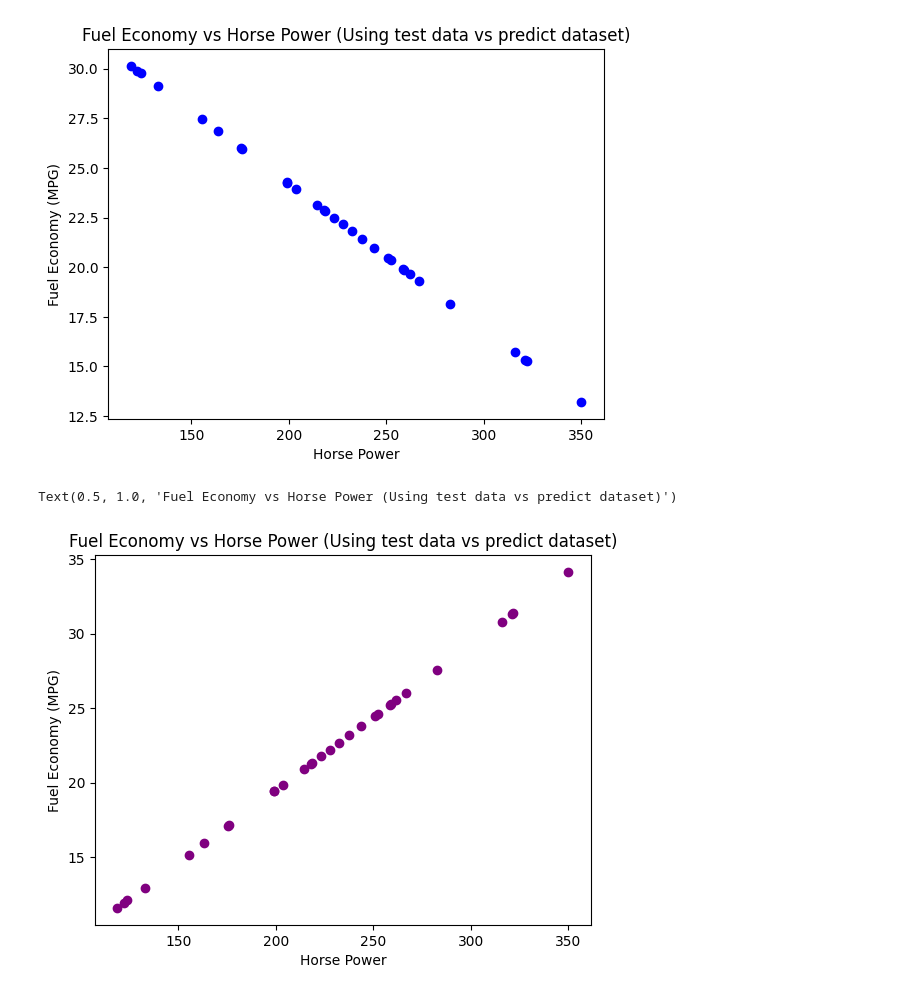
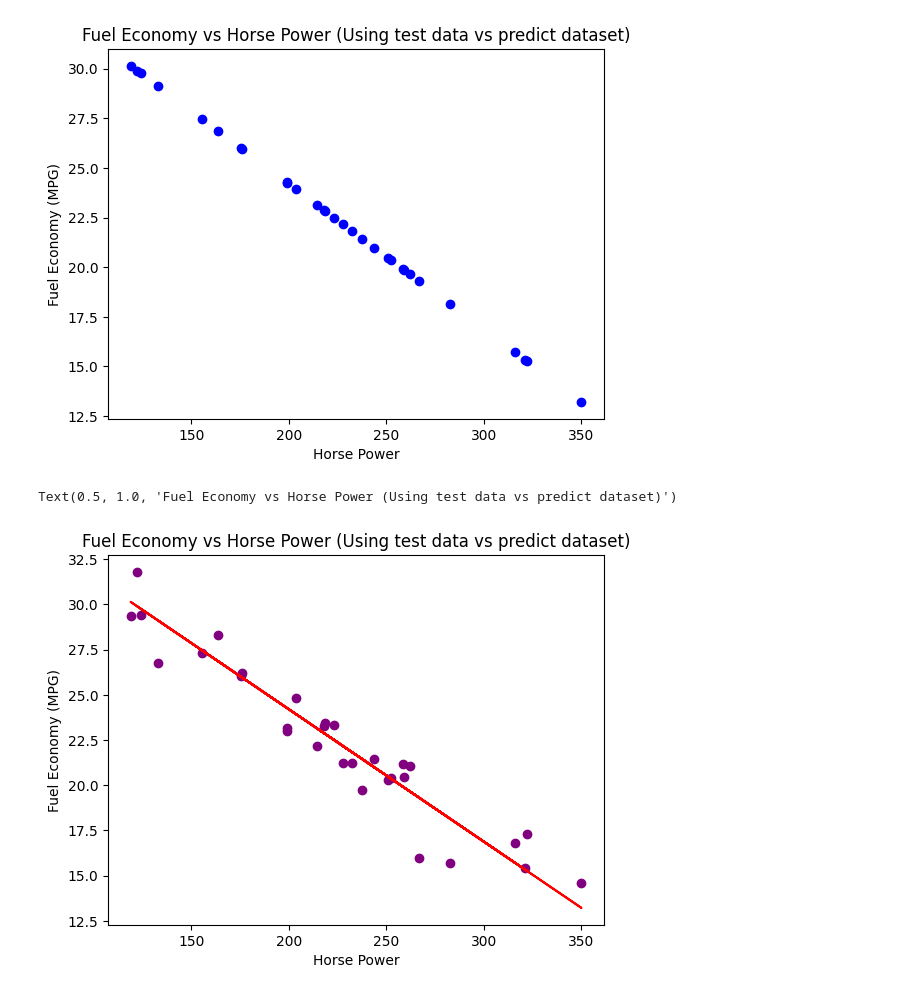
Before and after one commit to mk346/MachineLearning, a Jupyter notebook: case2.ipynb, the cells around one changed output. Cells and saved outputs as stored; diff of their text form; code cells hidden in the pictures.

```diff
--- a/case2.ipynb
+++ b/case2.ipynb
@@ -251,12 +251,13 @@ Text(0.5, 1.0, 'Fuel Economy vs Horse Power (Using test data vs predict dataset)
 # %%
 y_predict2 = regressor2.predict(X_test)
 # %%
-plt.scatter(X_test, y_predict2,color='purple')
+plt.scatter(X_test, y_test,color='purple')
+plt.plot(X_test, regressor.predict(X_test),color = 'red')
 plt.ylabel('Fuel Economy (MPG)')
 plt.xlabel('Horse Power')
 plt.title('Fuel Economy vs Horse Power (Using test data vs predict dataset)')
 # %% [output]
 Text(0.5, 1.0, 'Fuel Economy vs Horse Power (Using test data vs predict dataset)')
-[figure, old version]
+[figure, new version]
 # %%
 # plot the X_test and y_predict values for visualization
```
Also changed, not shown: parts of 6 cells of this notebook.
